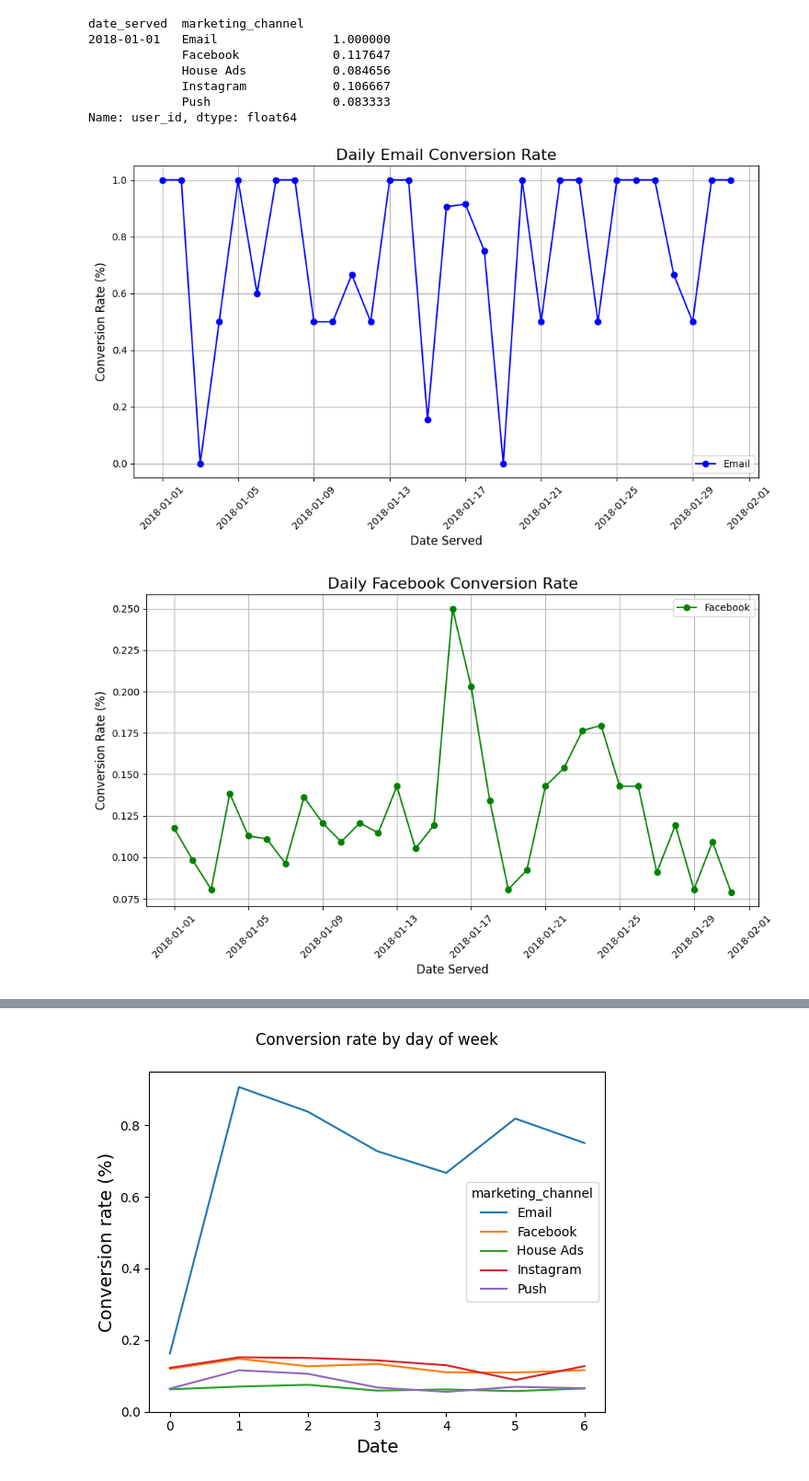
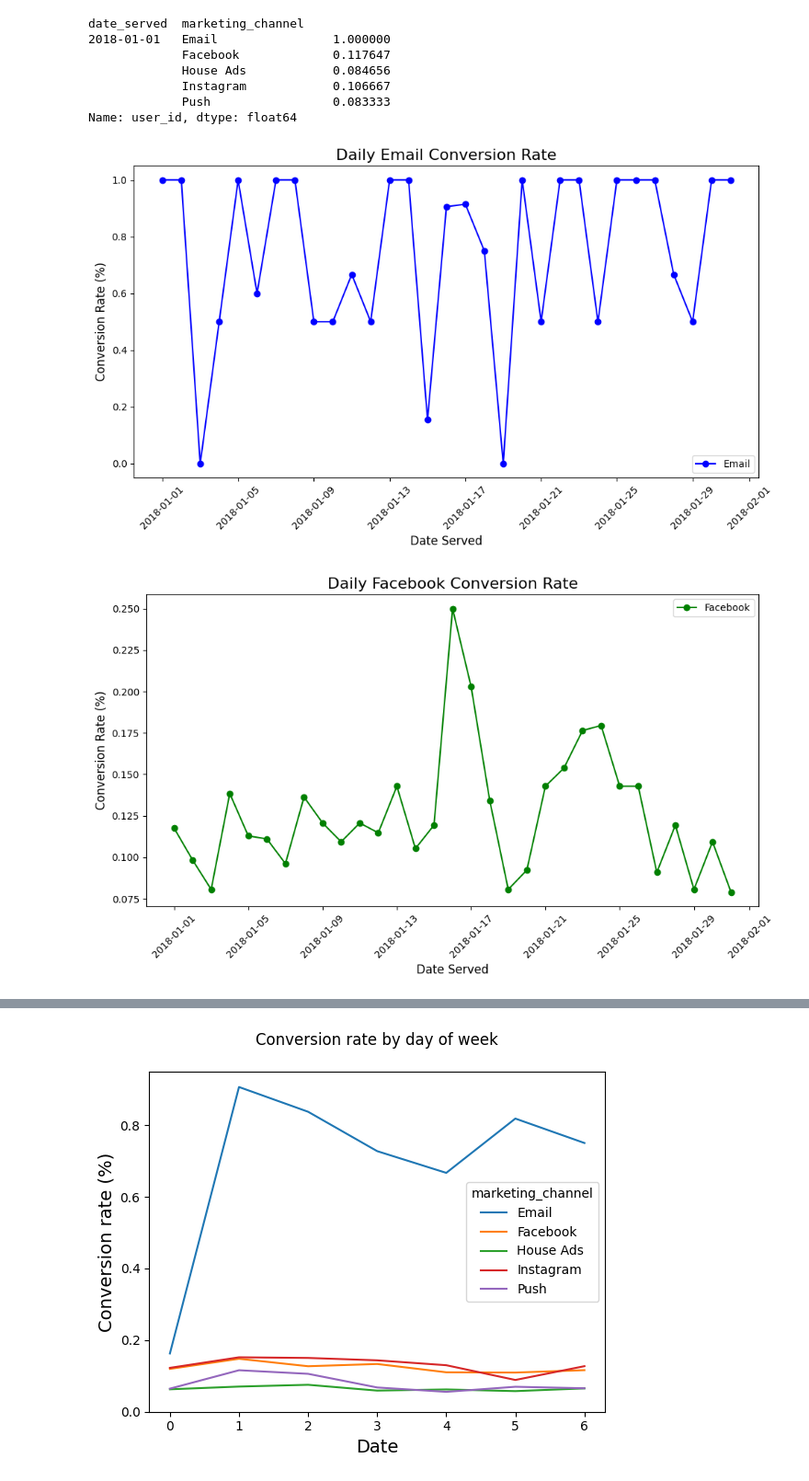
Before and after one commit to Careen840/Marketing-Campaign-Analysis, a Jupyter notebook: Code.ipynb, the cells around one changed output, grey strips where cells are left out. Shown at 92% size. Saved outputs shown, nothing was run; the diff lists cells and outputs as text; code cells hidden in the pictures.

```diff
--- a/Code.ipynb
+++ b/Code.ipynb
@@ -520,33 +520,32 @@ Name: user_id, dtype: float64
 # %%
 
 def plotting_channel_conv(dataframe):
     # Plotting function for each marketing channel and their conversion rate
     channels = dataframe.columns
 
     # Set up colors for better distinction
     colors = ['blue', 'green', 'red', 'purple', 'orange']
 
     for idx, channel in enumerate(channels):
         plt.figure(figsize=(10, 6))  # Set figure size for each channel
         plt.plot(dataframe.index, dataframe[channel], marker='o', color=colors[idx], label=channel)
         plt.title(f'Daily {channel} Conversion Rate', size=16)
         plt.ylabel('Conversion Rate (%)', size=12)
         plt.xlabel('Date Served', size=12)
         plt.xticks(rotation=45)
         plt.yticks(size=10)
-        plt.grid(True)
         plt.legend()  # Add legend to differentiate channels
         plt.tight_layout()
         plt.show()
 
 # Calculate conversion rate by date served and channel
 daily_conv_channel = conversion_rate(marketing, ['date_served', 'marketing_channel'])
 
 # Unstack daily_conv_channel and convert it to a DataFrame
 daily_conv_channel = pd.DataFrame(daily_conv_channel.unstack(level=1))
 
 # Plot results of daily_conv_channel using the enhanced plotting function
 plotting_channel_conv(daily_conv_channel)
 # %% [output]
-[figure, old version]
+[figure, new version]
-[figure, old version]
+[figure, new version]
```
Also changed, not shown: parts of 1 cell of this notebook.
